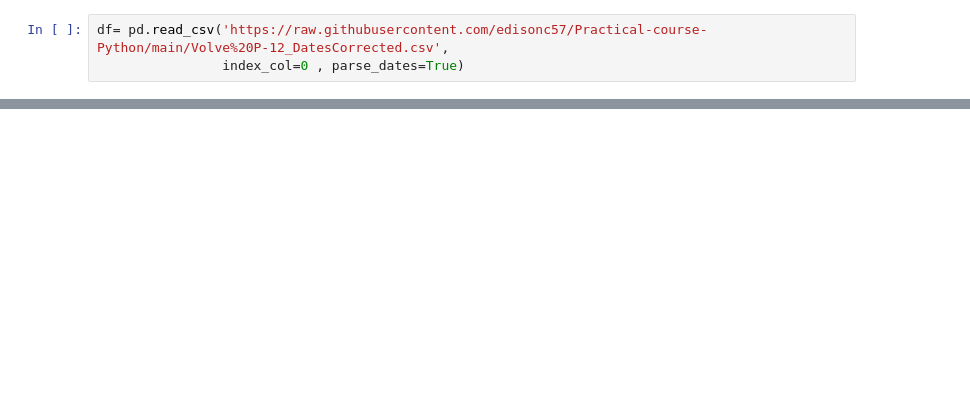
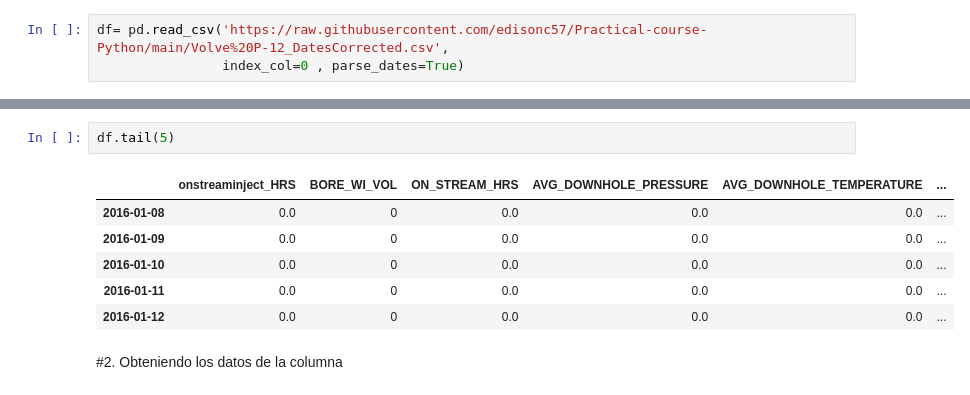
Before and after one commit to edisonc57/Practical-course-Python, a Jupyter notebook: Python_Oil_&_Gas_3.ipynb, the cells around one changed output, grey strips where cells are left out. Saved outputs shown, nothing was run; the diff lists cells and outputs as text; blank space fills up the shorter version.

```diff
--- a/Python_Oil_&_Gas_3.ipynb
+++ b/Python_Oil_&_Gas_3.ipynb
@@ -20,0 +27,11 @@ df.head(6)
+# %%
+df.tail(5)
+# %% [output]
+|  | onstreaminject_HRS | BORE_WI_VOL | ON_STREAM_HRS | AVG_DOWNHOLE_PRESSURE | AVG_DOWNHOLE_TEMPERATURE | ... |
+| 2016-01-08 | 0.0 | 0 | 0.0 | 0.0 | 0.0 | ... |
+| 2016-01-09 | 0.0 | 0 | 0.0 | 0.0 | 0.0 | ... |
+| 2016-01-10 | 0.0 | 0 | 0.0 | 0.0 | 0.0 | ... |
+| 2016-01-11 | 0.0 | 0 | 0.0 | 0.0 | 0.0 | ... |
+| 2016-01-12 | 0.0 | 0 | 0.0 | 0.0 | 0.0 | ... |
+# %% [markdown]
+#2. Obteniendo los datos de la columna
```
Also changed, not shown: parts of 13 cells of this notebook.
